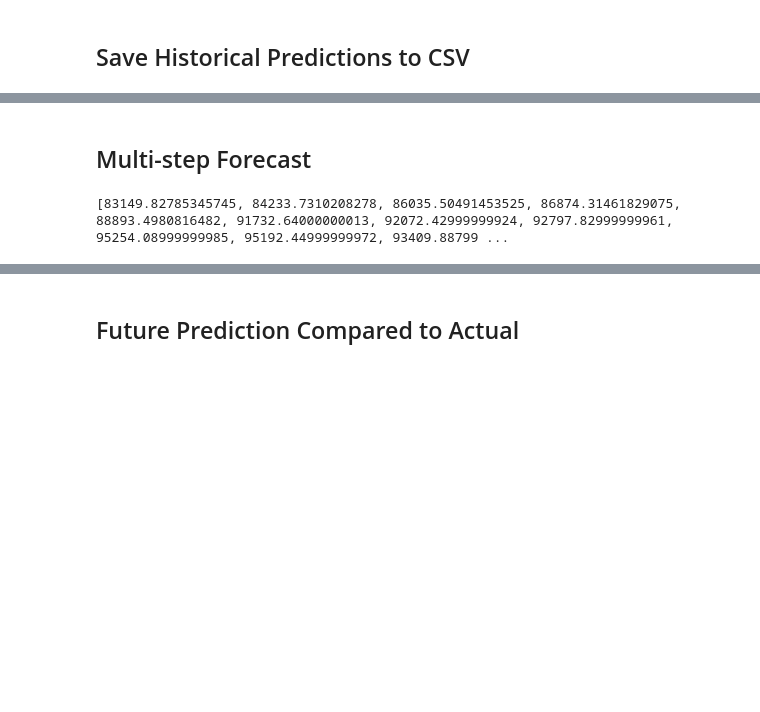
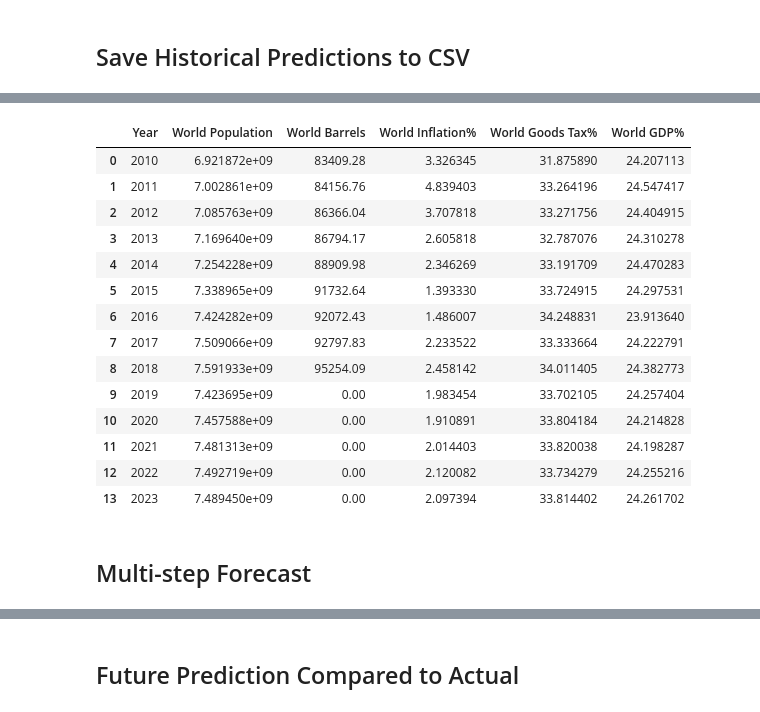
Before and after one commit to minerva-b/Final_Team_Project, a Jupyter notebook: Kmar/Oil_Product_Regres_ML.ipynb, the cells around one changed output, grey strips where cells are left out. Drawn from its saved outputs; the diff is of its cells as text; code cells hidden in the pictures; blank space fills up the shorter version.

```diff
--- a/Kmar/Oil_Product_Regres_ML.ipynb
+++ b/Kmar/Oil_Product_Regres_ML.ipynb
@@ -119,4 +64,0 @@ barrels_2000 = full_merge.loc[full_merge['Year']==2000, 'World Barrels'].values.
-# %%
-from sklearn.metrics import mean_squared_error, r2_score
-fitment = model.fit(X, y)
-# r2 = r2_score(barrels_2000, predicted)
@@ -427,0 +139,10 @@ See the caveats in the documentation: https://pandas.pydata.org/pandas-docs/stab
+# %%
+# Narrow down data frame to the specific year range of 2010 - 2018
+
+multi_feat = full_merge.loc[full_merge['Year'].between(2010, 2018), ['Year',
+                                                                     'World Population',
+                                                                   'World Barrels',
+                                                                   'World Inflation%',
+                                                                   'World Goods Tax%',
+                                                                   'World GDP%']]
+multi_feat
@@ -428,22 +160,42 @@ See the caveats in the documentation: https://pandas.pydata.org/pandas-docs/stab
+# %%
+# Iterate 5 times for 5 years (2019 - 2023) of rolling average of features
+
+for i in range(5):
+    starting_index = 4 + i
+    year_inc = 2018 + i
+    new_year = year_inc + 1
+
+    pop_mean = multi_feat['World Population'].iloc[starting_index:starting_index+5].mean()
+    infl_mean = multi_feat['World Inflation%'].iloc[starting_index:starting_index+5].mean()
+    gtax_mean = multi_feat['World Goods Tax%'].iloc[starting_index:starting_index+5].mean()
+    wgdp_mean = multi_feat['World GDP%'].iloc[starting_index:starting_index+5].mean()
+
+    df = pd.DataFrame({"Year":[new_year],
+                       "World Population":[pop_mean],
+                       "World Barrels":0,
+                       "World Inflation%":[infl_mean],
+                       "World Goods Tax%":[gtax_mean],
+                      "World GDP%":[wgdp_mean]})
+
+    multi_feat = multi_feat.append(df, ignore_index=True)
+    del df
+
+multi_feat
+# %% [output]
+|  | Year | World Population | World Barrels | World Inflation% | World Goods Tax% | World GDP% |
+| 0 | 2010 | 6.921872e+09 | 83409.28 | 3.326345 | 31.875890 | 24.207113 |
+| 1 | 2011 | 7.002861e+09 | 84156.76 | 4.839403 | 33.264196 | 24.547417 |
+| 2 | 2012 | 7.085763e+09 | 86366.04 | 3.707818 | 33.271756 | 24.404915 |
+| 3 | 2013 | 7.169640e+09 | 86794.17 | 2.605818 | 32.787076 | 24.310278 |
+| 4 | 2014 | 7.254228e+09 | 88909.98 | 2.346269 | 33.191709 | 24.470283 |
+| 5 | 2015 | 7.338965e+09 | 91732.64 | 1.393330 | 33.724915 | 24.297531 |
+| 6 | 2016 | 7.424282e+09 | 92072.43 | 1.486007 | 34.248831 | 23.913640 |
+| 7 | 2017 | 7.509066e+09 | 92797.83 | 2.233522 | 33.333664 | 24.222791 |
+| 8 | 2018 | 7.591933e+09 | 95254.09 | 2.458142 | 34.011405 | 24.382773 |
+| 9 | 2019 | 7.423695e+09 | 0.00 | 1.983454 | 33.702105 | 24.257404 |
+| 10 | 2020 | 7.457588e+09 | 0.00 | 1.910891 | 33.804184 | 24.214828 |
+| 11 | 2021 | 7.481313e+09 | 0.00 | 2.014403 | 33.820038 | 24.198287 |
+| 12 | 2022 | 7.492719e+09 | 0.00 | 2.120082 | 33.734279 | 24.255216 |
+| 13 | 2023 | 7.489450e+09 | 0.00 | 2.097394 | 33.814402 | 24.261702 |
 # %% [markdown]
 ## Multi-step Forecast
-# %%
-future_predict=[]
-
-for year in range(15):
-    # Think about start and end
-    start = 2010 + year
-    end = 2019 + year
-
-    # Rolling df for features
-    multi_feat2 = df_final.loc[df_final['Year'].between(start, end), ['World Population', 'World Barrels', 'World Inflation%', 'World Goods Tax%', 'World GDP%']]
-#     print(multi_feat)
-    X = multi_feat2[["World Population", "World Inflation%", "World Goods Tax%", "World GDP%"]]
-    y = multi_feat2["World Barrels"].values.reshape(-1, 1)
-    fitment = model.fit(X, y)
-#     print(y.shape)
-    multi_predict2 = fitment.predict(X.iloc[0].values.reshape(1, -1))
-    future_predict.append(multi_predict2.flatten()[0])
-print(future_predict)
-# %% [output]
-[83149.82785345745, 84233.7310208278, 86035.50491453525, 86874.31461829075, 88893.4980816482, 91732.64000000013, 92072.42999999924, 92797.82999999961, 95254.08999999985, 95192.44999999972, 93409.88799 ...
```
Also changed, not shown: parts of 44 cells of this notebook.
